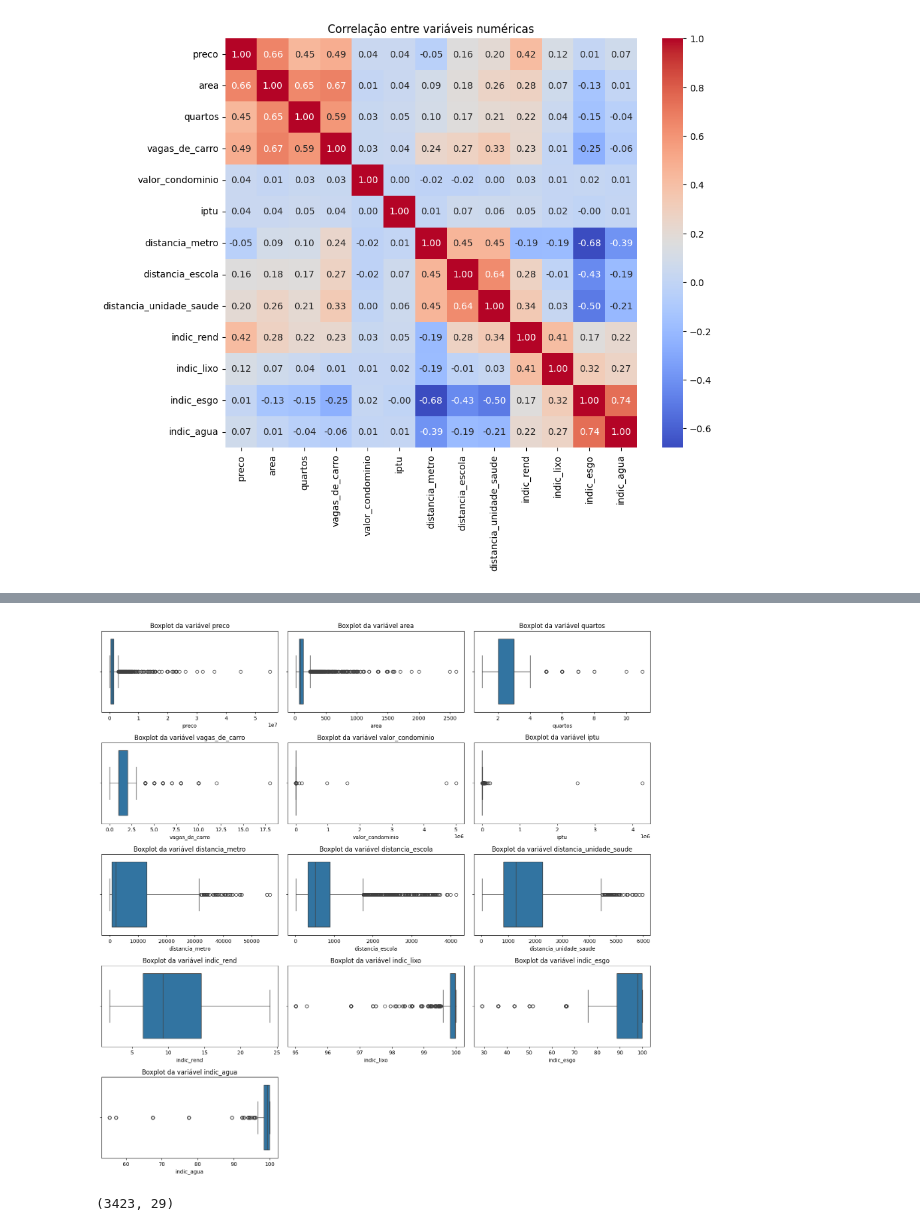
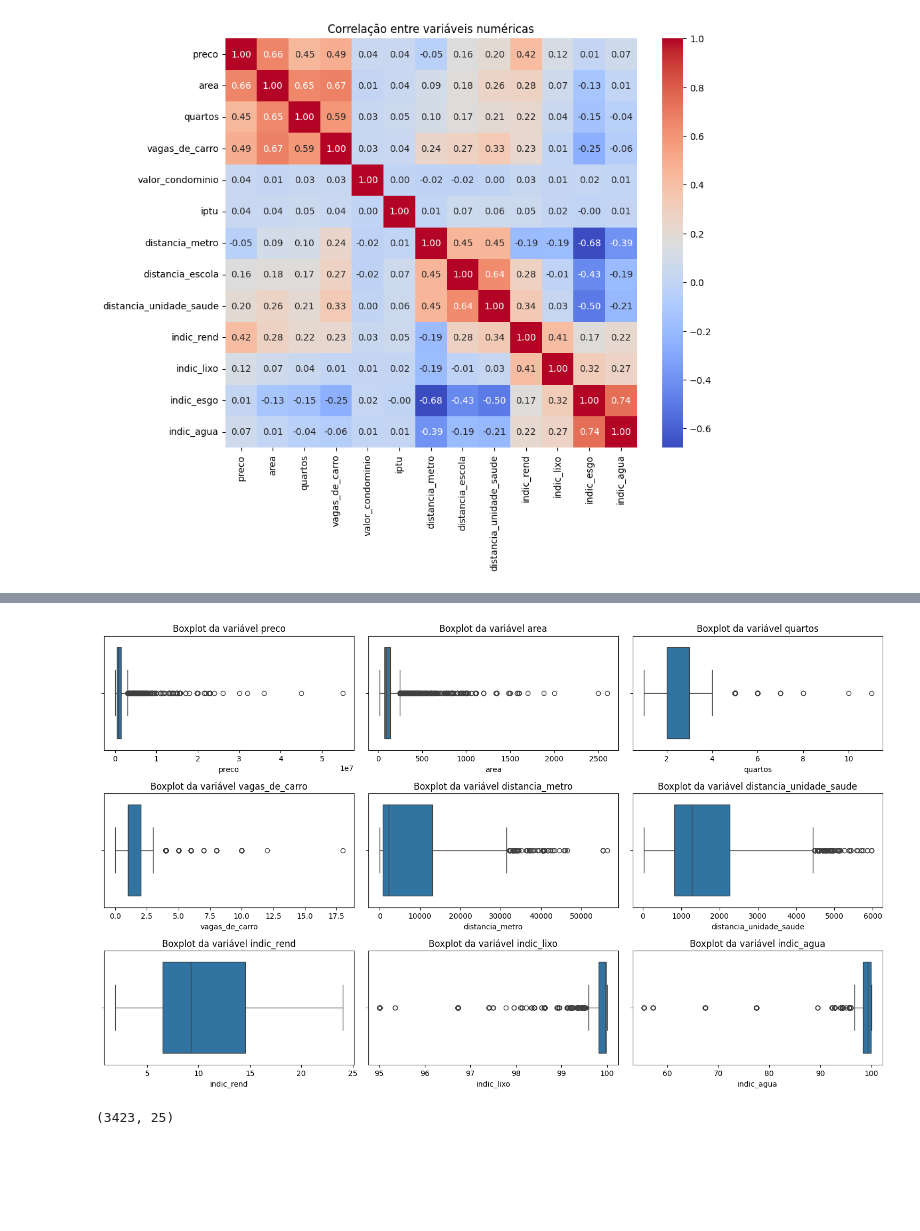
Before and after one commit to viniciusvianavieira/zap-imoveis-scraping-prediction, a Jupyter notebook: 3V - Análise-Zap-Imóveis-Vendas.ipynb, the cells around one changed output, grey strips where cells are left out. Saved outputs shown, nothing was run; the diff lists cells and outputs as text; code cells hidden in the pictures; blank space fills up the shorter version.

```diff
--- a/3V - Análise-Zap-Imóveis-Vendas.ipynb
+++ b/3V - Análise-Zap-Imóveis-Vendas.ipynb
@@ -79,0 +78,3 @@ correlation_matrix
+# %%
+dataframe_final = dataframe_final.drop(columns=["indic_esgo", "distancia_escola", "iptu", "valor_condominio"])
+dataframe_final.dtypes
@@ -80,38 +99,38 @@ correlation_matrix
 # %%
 def plotar_boxplot(dataframe, colunas=['preco', 'area', 'quartos', 'vagas_de_carro', 'valor_condominio', 'distancia_metro', 'distancia_escola', 'distancia_unidade_saude',
                    'indic_rend', 'indic_lixo', 'indic_agua'], tipo="boxplot"):
 
     # Número de colunas e linhas para subplots
     num_colunas = 3
     num_linhas = len(colunas) // num_colunas + (1 if len(colunas) % num_colunas != 0 else 0)
 
     # Criar os subplots
     plt.figure(figsize=(15, 3 * num_linhas))
 
     # Criar um boxplot para cada variável em cada subplot
     for i, coluna in enumerate(colunas):
         if tipo == "boxplot":
             plt.subplot(num_linhas, num_colunas, i + 1)
             sns.boxplot(x=dataframe[coluna])
             plt.title(f"Boxplot da variável {coluna}")
         if tipo == "histograma":
             plt.subplot(num_linhas, num_colunas, i + 1)
             sns.histplot(dataframe[coluna])
             plt.title(f"Histograma da variável {coluna}")
 
     # Ajustar o layout para não sobrepor os gráficos
     plt.tight_layout()
     plt.show()
 
-colunas_analise = ['preco', 'area', 'quartos', 'vagas_de_carro', 'valor_condominio',
-                   'iptu', 'distancia_metro', 'distancia_escola', 'distancia_unidade_saude',
-                   'indic_rend', 'indic_lixo', 'indic_esgo', 'indic_agua']
+colunas_analise = ['preco', 'area', 'quartos', 'vagas_de_carro',
+                   'distancia_metro', 'distancia_unidade_saude',
+                   'indic_rend', 'indic_lixo', 'indic_agua']
 plotar_boxplot(dataframe_final, colunas_analise)
 
 print(dataframe_final.shape)
 # %% [output]
-[figure, old version]
+[figure, new version]
-(3423, 29)
+(3423, 25)
 # %%
 def identificar_outliers(df, coluna):
     Q1 = df[coluna].quantile(0.25)
```
Also changed, not shown: parts of 7 cells of this notebook, 3 other files.
